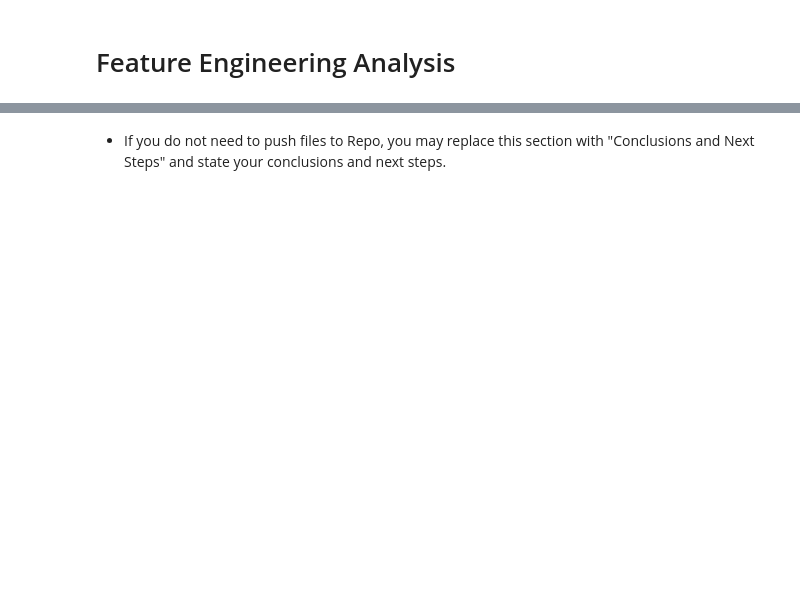
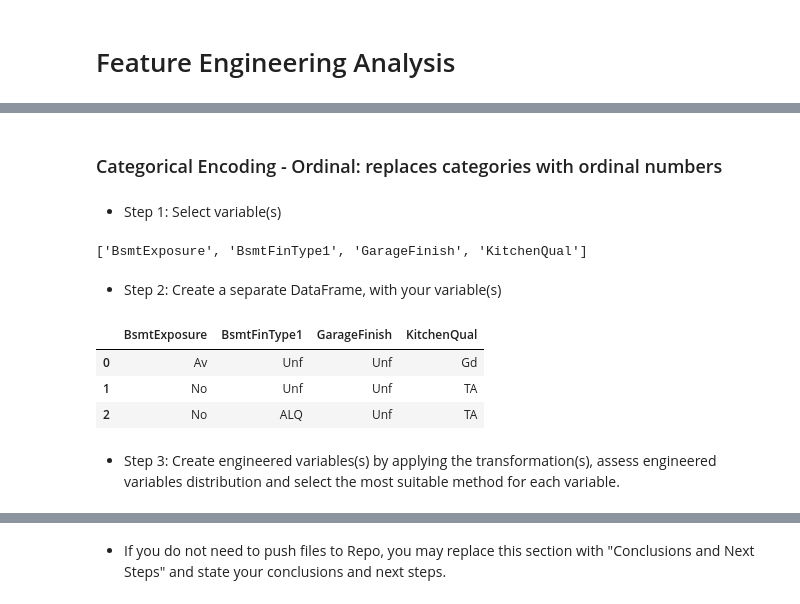
Before and after one commit to robinozer/housing, a Jupyter notebook: jupyter_notebooks/03-FeatureEngineering.ipynb, the cells around one changed output, grey strips where cells are left out. Drawn from its saved outputs; the diff is of its cells as text; code cells hidden in the pictures; blank space fills up the shorter version.

```diff
--- a/jupyter_notebooks/03-FeatureEngineering.ipynb
+++ b/jupyter_notebooks/03-FeatureEngineering.ipynb
@@ -600,0 +500,4 @@ def FeatEngineering_Numerical(df_feat_eng, column):
+# %% [markdown]
+### Categorical Encoding - Ordinal: replaces categories with ordinal numbers
+# %% [markdown]
+* Step 1: Select variable(s)
@@ -600,0 +506,18 @@ def FeatEngineering_Numerical(df_feat_eng, column):
+# %%
+variables_engineering= ['BsmtExposure', 'BsmtFinType1', 'GarageFinish', 'KitchenQual']
+
+variables_engineering
+# %% [output]
+['BsmtExposure', 'BsmtFinType1', 'GarageFinish', 'KitchenQual']
+# %% [markdown]
+* Step 2: Create a separate DataFrame, with your variable(s)
+# %%
+df_engineering = TrainSet[variables_engineering].copy()
+df_engineering.head(3)
+# %% [output]
+|  | BsmtExposure | BsmtFinType1 | GarageFinish | KitchenQual |
+| 0 | Av | Unf | Unf | Gd |
+| 1 | No | Unf | Unf | TA |
+| 2 | No | ALQ | Unf | TA |
+# %% [markdown]
+- Step 3: Create engineered variables(s) by applying the transformation(s), assess engineered variables distribution and select the most suitable method for each variable.
```
Also changed, not shown: parts of 25 cells of this notebook.
